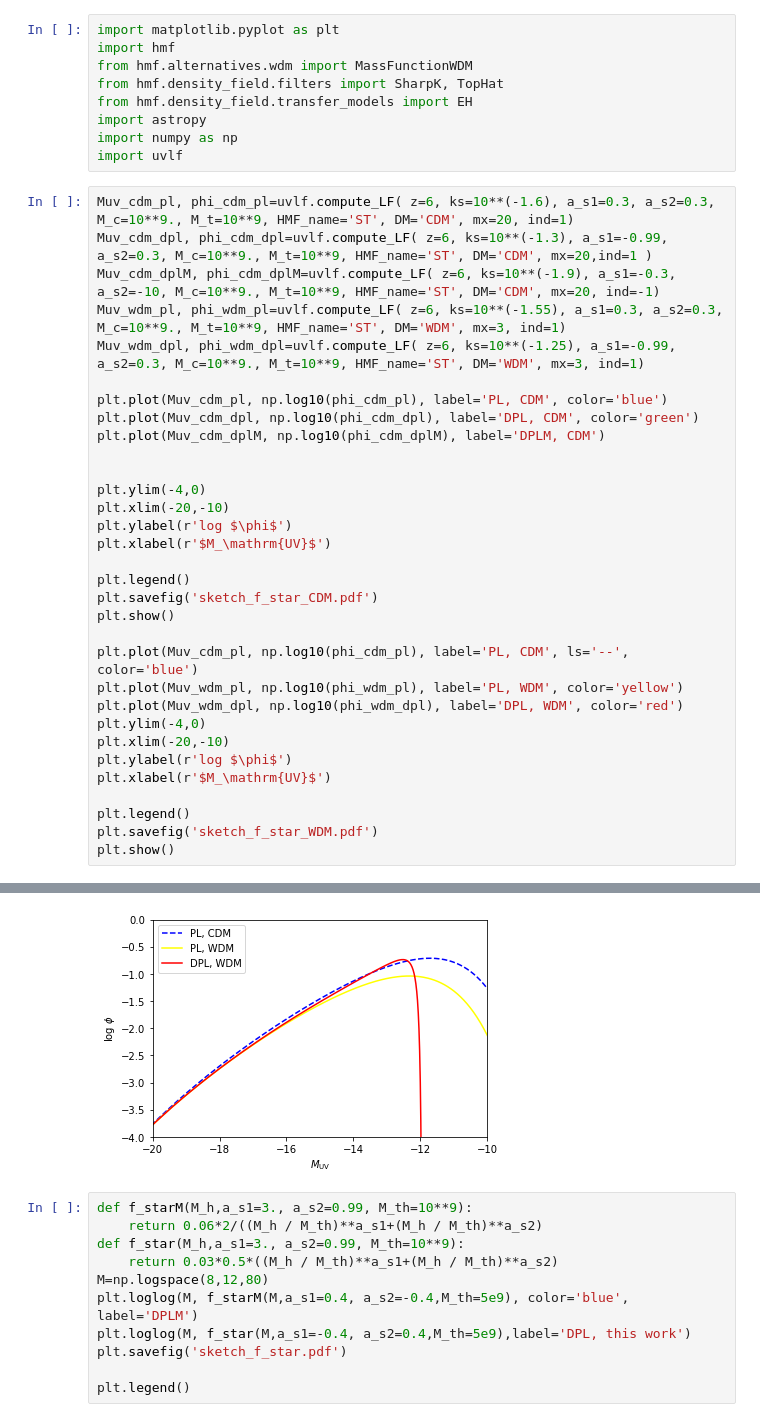
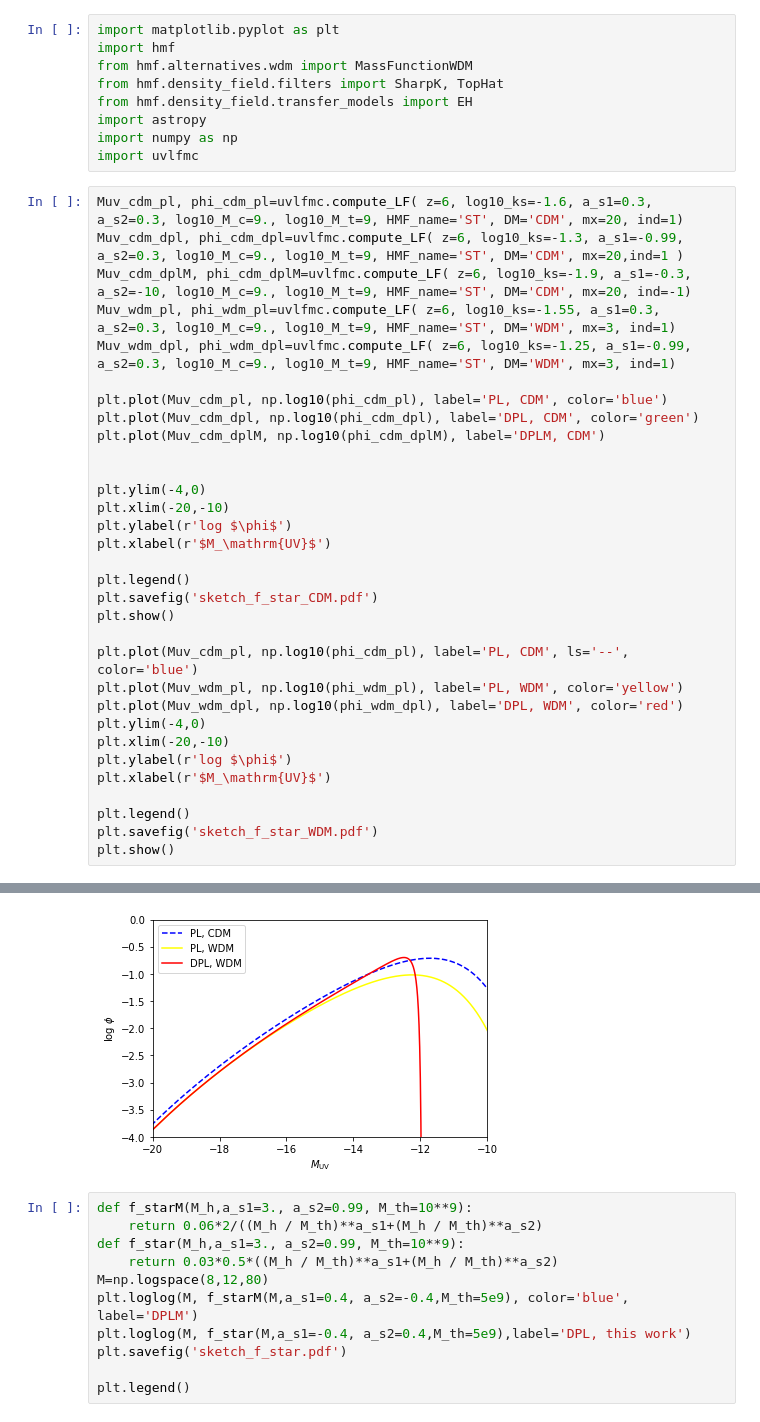
Before and after one commit to rudakovskyi/UVLF_bayesian_analysis, a Jupyter notebook: UVLF_sketch.ipynb, the cells around one changed output, grey strips where cells are left out. Cells and saved outputs as stored; diff of their text form.

```diff
--- a/UVLF_sketch.ipynb
+++ b/UVLF_sketch.ipynb
@@ -6,42 +6,42 @@ from hmf.density_field.filters import SharpK, TopHat
 from hmf.density_field.transfer_models import EH
 import astropy
 import numpy as np
-import uvlf
+import uvlfmc
 # %%
-Muv_cdm_pl, phi_cdm_pl=uvlf.compute_LF( z=6, ks=10**(-1.6), a_s1=0.3, a_s2=0.3, M_c=10**9., M_t=10**9, HMF_name='ST', DM='CDM', mx=20, ind=1)
-Muv_cdm_dpl, phi_cdm_dpl=uvlf.compute_LF( z=6, ks=10**(-1.3), a_s1=-0.99, a_s2=0.3, M_c=10**9., M_t=10**9, HMF_name='ST', DM='CDM', mx=20,ind=1 )
-Muv_cdm_dplM, phi_cdm_dplM=uvlf.compute_LF( z=6, ks=10**(-1.9), a_s1=-0.3, a_s2=-10, M_c=10**9., M_t=10**9, HMF_name='ST', DM='CDM', mx=20, ind=-1)
-Muv_wdm_pl, phi_wdm_pl=uvlf.compute_LF( z=6, ks=10**(-1.55), a_s1=0.3, a_s2=0.3, M_c=10**9., M_t=10**9, HMF_name='ST', DM='WDM', mx=3, ind=1)
-Muv_wdm_dpl, phi_wdm_dpl=uvlf.compute_LF( z=6, ks=10**(-1.25), a_s1=-0.99, a_s2=0.3, M_c=10**9., M_t=10**9, HMF_name='ST', DM='WDM', mx=3, ind=1)
+Muv_cdm_pl, phi_cdm_pl=uvlfmc.compute_LF( z=6, log10_ks=-1.6, a_s1=0.3, a_s2=0.3, log10_M_c=9., log10_M_t=9, HMF_name='ST', DM='CDM', mx=20, ind=1)
+Muv_cdm_dpl, phi_cdm_dpl=uvlfmc.compute_LF( z=6, log10_ks=-1.3, a_s1=-0.99, a_s2=0.3, log10_M_c=9., log10_M_t=9, HMF_name='ST', DM='CDM', mx=20,ind=1 )
+Muv_cdm_dplM, phi_cdm_dplM=uvlfmc.compute_LF( z=6, log10_ks=-1.9, a_s1=-0.3, a_s2=-10, log10_M_c=9., log10_M_t=9, HMF_name='ST', DM='CDM', mx=20, ind=-1)
+Muv_wdm_pl, phi_wdm_pl=uvlfmc.compute_LF( z=6, log10_ks=-1.55, a_s1=0.3, a_s2=0.3, log10_M_c=9., log10_M_t=9, HMF_name='ST', DM='WDM', mx=3, ind=1)
+Muv_wdm_dpl, phi_wdm_dpl=uvlfmc.compute_LF( z=6, log10_ks=-1.25, a_s1=-0.99, a_s2=0.3, log10_M_c=9., log10_M_t=9, HMF_name='ST', DM='WDM', mx=3, ind=1)
 
 plt.plot(Muv_cdm_pl, np.log10(phi_cdm_pl), label='PL, CDM', color='blue')
 plt.plot(Muv_cdm_dpl, np.log10(phi_cdm_dpl), label='DPL, CDM', color='green')
 plt.plot(Muv_cdm_dplM, np.log10(phi_cdm_dplM), label='DPLM, CDM')
 
 
 plt.ylim(-4,0)
 plt.xlim(-20,-10)
 plt.ylabel(r'log $\phi$')
 plt.xlabel(r'$M_\mathrm{UV}$')
 
 plt.legend()
 plt.savefig('sketch_f_star_CDM.pdf')
 plt.show()
 
 plt.plot(Muv_cdm_pl, np.log10(phi_cdm_pl), label='PL, CDM', ls='--', color='blue')
 plt.plot(Muv_wdm_pl, np.log10(phi_wdm_pl), label='PL, WDM', color='yellow')
 plt.plot(Muv_wdm_dpl, np.log10(phi_wdm_dpl), label='DPL, WDM', color='red')
 plt.ylim(-4,0)
 plt.xlim(-20,-10)
 plt.ylabel(r'log $\phi$')
 plt.xlabel(r'$M_\mathrm{UV}$')
 
 plt.legend()
 plt.savefig('sketch_f_star_WDM.pdf')
 plt.show()
 # %% [output]
 [figure]
-[figure, old version]
+[figure, new version]
 # %%
 def f_starM(M_h,a_s1=3., a_s2=0.99, M_th=10**9):
     return 0.06*2/((M_h / M_th)**a_s1+(M_h / M_th)**a_s2)
```
Also changed, not shown: 13 other files.
